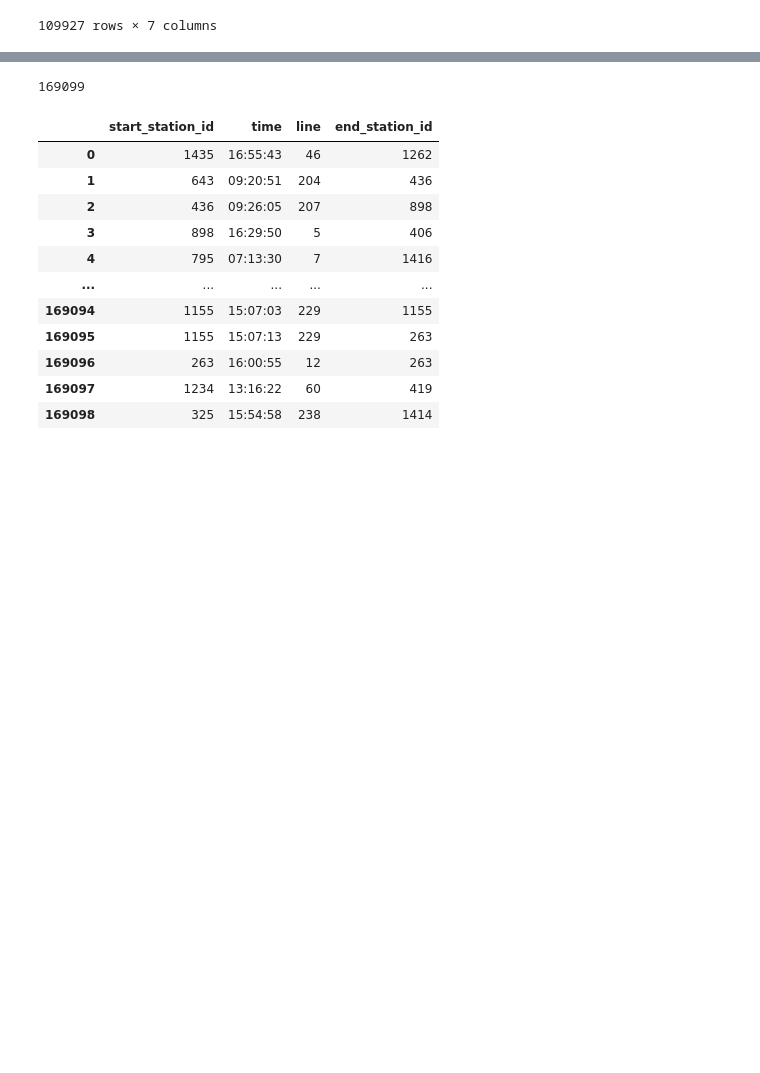
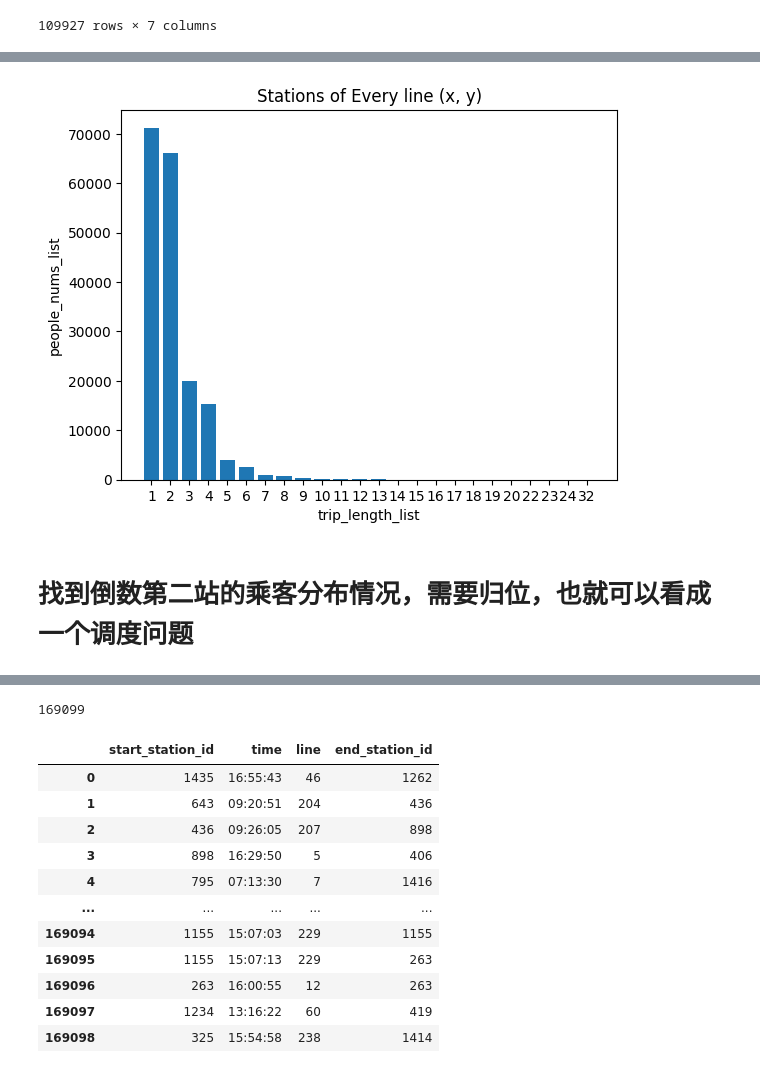
Before and after one commit to xmu-hph/mybus_cor, a Jupyter notebook: temp.ipynb, the cells around one changed output, grey strips where cells are left out. Drawn from its saved outputs; the diff is of its cells as text; code cells hidden in the pictures; blank space fills up the shorter version.

```diff
--- a/temp.ipynb
+++ b/temp.ipynb
@@ -163,3 +161,8 @@ trip_great_than_2
 | 109925 | 0xFFFDF917CDD67471BC901AD187061D38 | [14:03:34, 13:16:22] | [47, 60] | [2, 6] | [5042, 4484] | 2 | ... |
 | 109926 | 0xFFFE02778DE233DDA75564C495BD3228 | [15:54:58, 16:20:02] | [238, 41] | [3, 29] | [4975, 6642] | 2 | ... |
 109927 rows × 7 columns
+# %%
+#可以统计一下旅行长度的人次分布。18万人中有多少是只做一次，有多少人是做两次。
+trips_people_nums = every_user_all_trips_dataframe.groupby('trip_length').agg({'card_identity':list}).reset_index()
+trips_people_nums['nums']=trips_people_nums['card_identity'].apply(lambda x:len(x))
+trips_people_nums
@@ -165,0 +187,20 @@ trip_great_than_2
+# %%
+trip_length_list = trips_people_nums['trip_length'].values.tolist()
+people_nums_list = trips_people_nums['nums'].values.tolist()
+# 创建直方图
+plt.bar(range(len(trip_length_list)), people_nums_list)
+# 设置横轴刻度标签为自定义的类别名称
+plt.xticks(range(len(trip_length_list)),trip_length_list)
+# 添加标题和标签
+plt.title('Stations of Every line (x, y)')
+plt.xlabel('trip_length_list')
+plt.ylabel('people_nums_list')
+# 保存图形为SVG格式
+plt.savefig('./figures/trips_people_histogram.svg', format='svg')
+# 显示图形
+plt.show()
+#一天之内乘坐公交车的次数分布如下所示：
+# %% [output]
+[figure, added]
+# %% [markdown]
+# 找到倒数第二站的乘客分布情况，需要归位，也就可以看成一个调度问题
```
Also changed, not shown: parts of 23 cells of this notebook, 8 other files.
